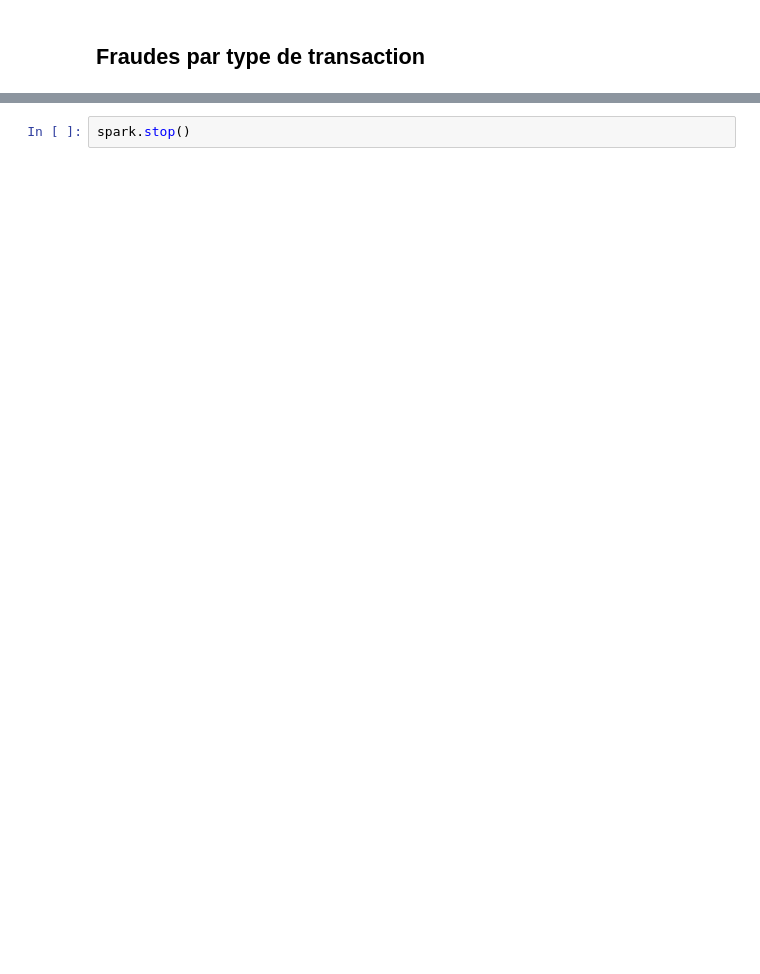
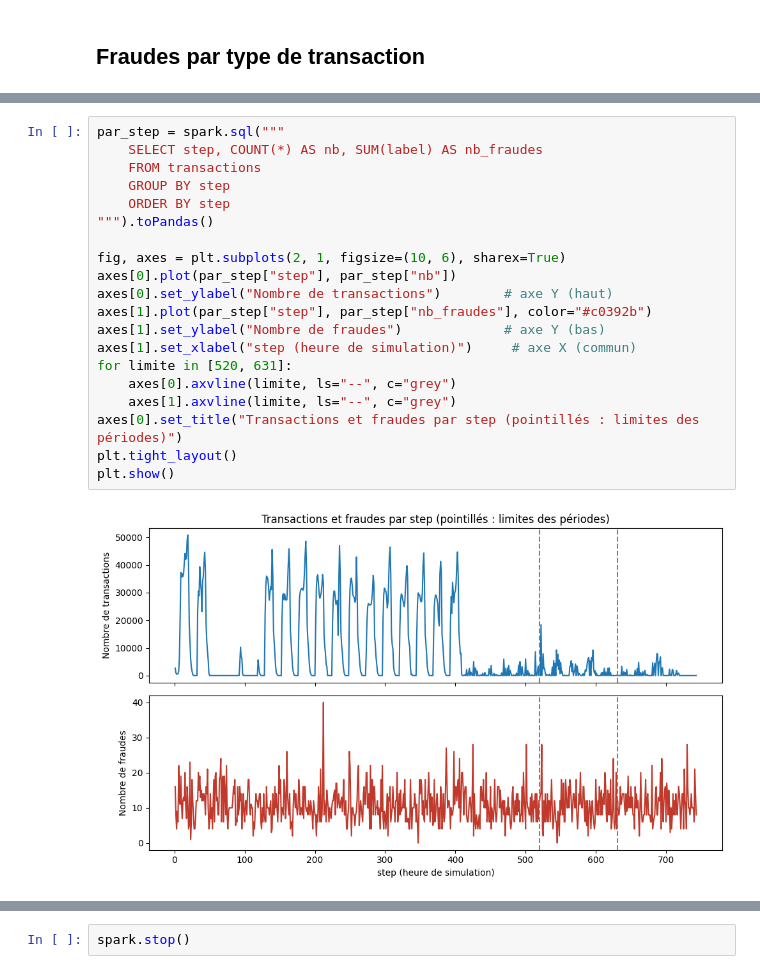
Before and after one commit to zakarya-22/fraud-detection-big-data, a Jupyter notebook: apps/02_exploration_preparation.ipynb, the cells around one changed output, grey strips where cells are left out. Saved outputs shown, nothing was run; the diff lists cells and outputs as text; blank space fills up the shorter version.

```diff
--- a/apps/02_exploration_preparation.ipynb
+++ b/apps/02_exploration_preparation.ipynb
@@ -133,0 +137,22 @@ restent souvent à 0. Ce tableau le mesure : il justifie la comparaison avec / s
+# %%
+par_step = spark.sql("""
+    SELECT step, COUNT(*) AS nb, SUM(label) AS nb_fraudes
+    FROM transactions
+    GROUP BY step
+    ORDER BY step
+""").toPandas()
+
+fig, axes = plt.subplots(2, 1, figsize=(10, 6), sharex=True)
+axes[0].plot(par_step["step"], par_step["nb"])
+axes[0].set_ylabel("Nombre de transactions")        # axe Y (haut)
+axes[1].plot(par_step["step"], par_step["nb_fraudes"], color="#c0392b")
+axes[1].set_ylabel("Nombre de fraudes")             # axe Y (bas)
+axes[1].set_xlabel("step (heure de simulation)")     # axe X (commun)
+for limite in [520, 631]:
+    axes[0].axvline(limite, ls="--", c="grey")
+    axes[1].axvline(limite, ls="--", c="grey")
+axes[0].set_title("Transactions et fraudes par step (pointillés : limites des périodes)")
+plt.tight_layout()
+plt.show()
+# %% [output]
+[figure, added]
```
Also changed, not shown: parts of 26 cells of this notebook, 4 other files.
